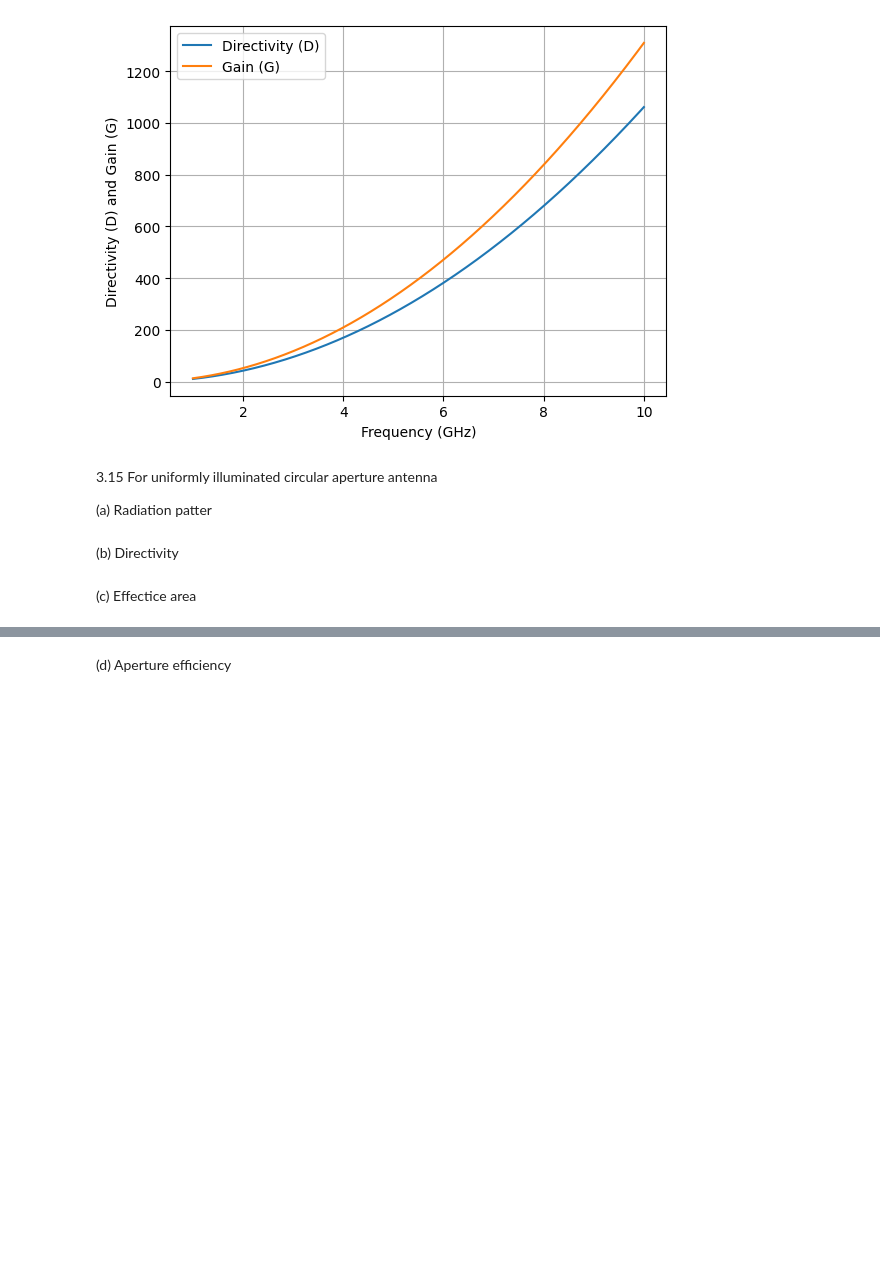
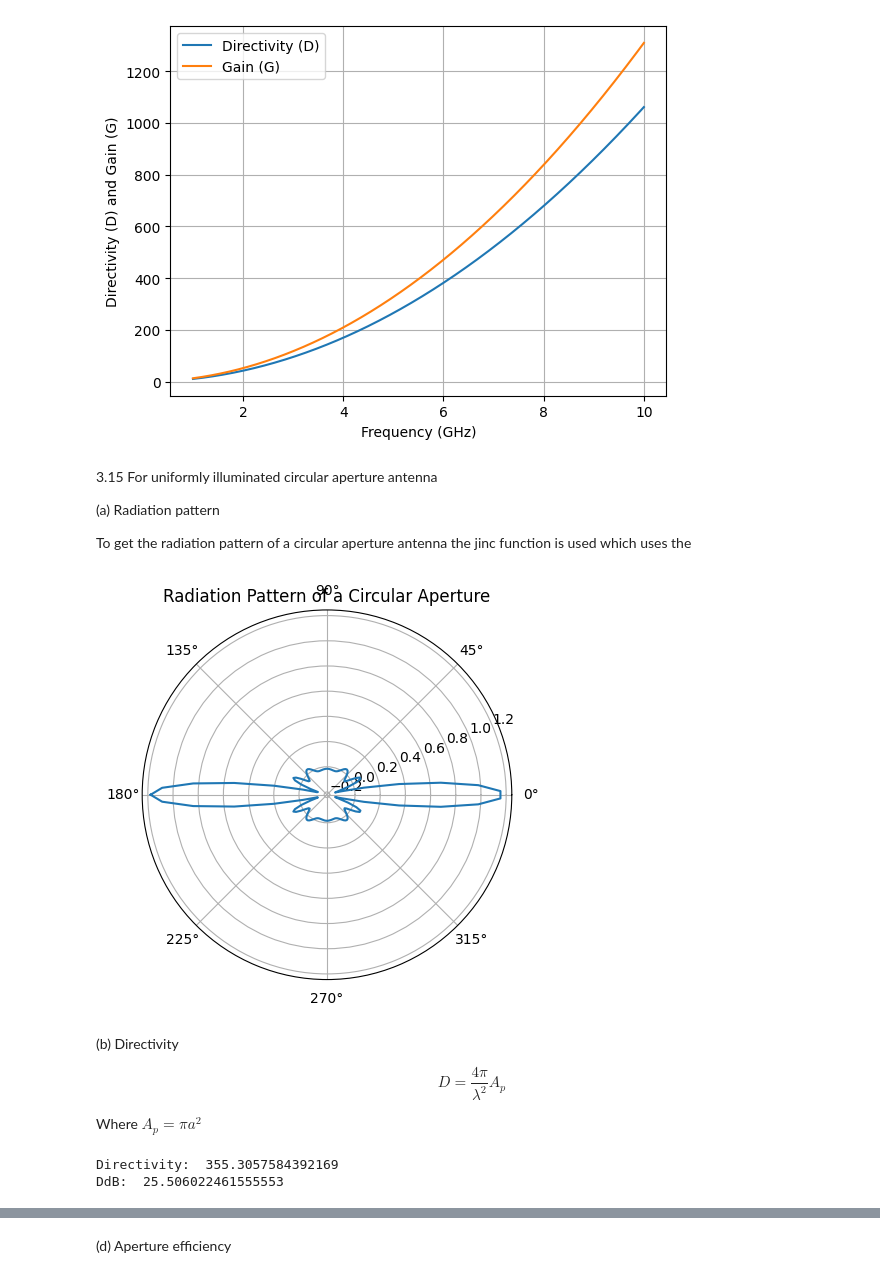
Before and after one commit to Montuck/antenna-software, a Jupyter notebook: hw9.ipynb, the cells around one changed output, grey strips where cells are left out. Saved outputs shown, nothing was run; the diff lists cells and outputs as text; code cells hidden in the pictures; blank space fills up the shorter version.

```diff
--- a/hw9.ipynb
+++ b/hw9.ipynb
@@ -88,8 +88,38 @@ plt.show()
 # %% [markdown]
 3.15 For uniformly illuminated circular aperture antenna
 
-(a) Radiation patter
+(a) Radiation pattern
+
+To get the radiation pattern of a circular aperture antenna the jinc function is used which uses the
-# %% [markdown]
-(b) Directivity
-# %% [markdown]
-(c) Effectice area
+# %%
+# use the jinc function
+from scipy.special import j1
+
+# bessel function of the first kind
+J = j1(k*a*np.sin(theta))
+
+# electric field
+E = 2*np.pi*a*J/(k*a*np.sin(theta))
+
+plt.polar(theta, E)
+plt.title('Radiation Pattern of a Circular Aperture')
+plt.show()
+# %% [output]
+[figure, added]
+# %% [markdown]
+(b) Directivity
+
+$$ D = \frac{4\pi}{\lambda^2}A_p $$
+
+Where $A_p=\pi a^2$
+# %%
+f = 2.4e9
+lam = 3e8/f
+Ap_circle = np.pi*a**2
+D_circle = 4*np.pi*Ap_circle/lam**2
+
+print("Directivity: ", D_circle)
+print("DdB: ", 10*np.log10(D_circle))
+# %% [output]
+Directivity:  355.3057584392169
+DdB:  25.506022461555553
```
Also changed, not shown: parts of 2 cells of this notebook.
